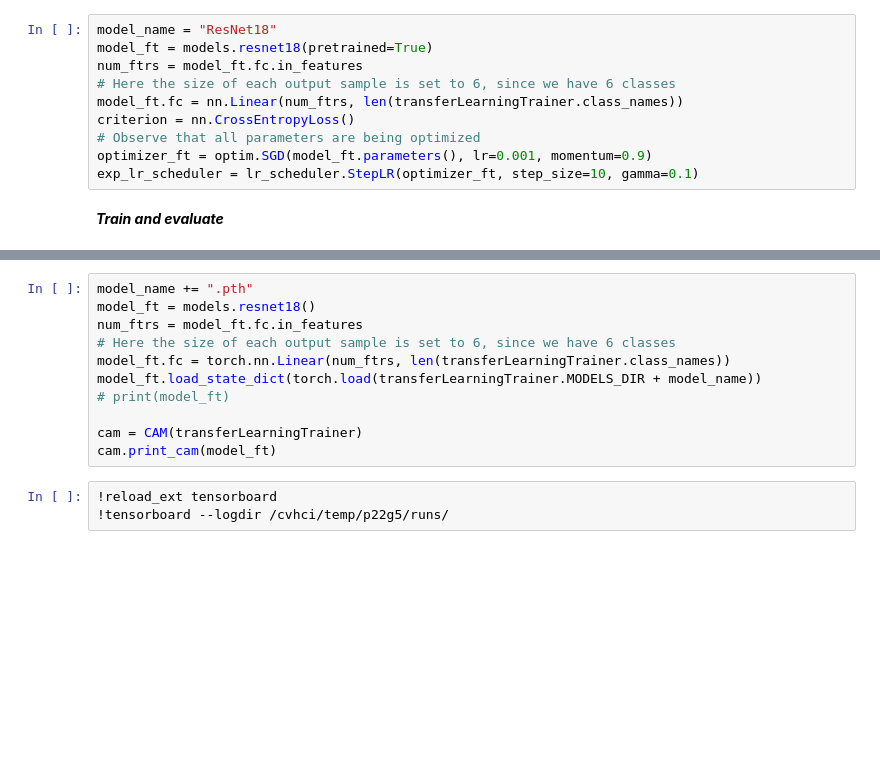
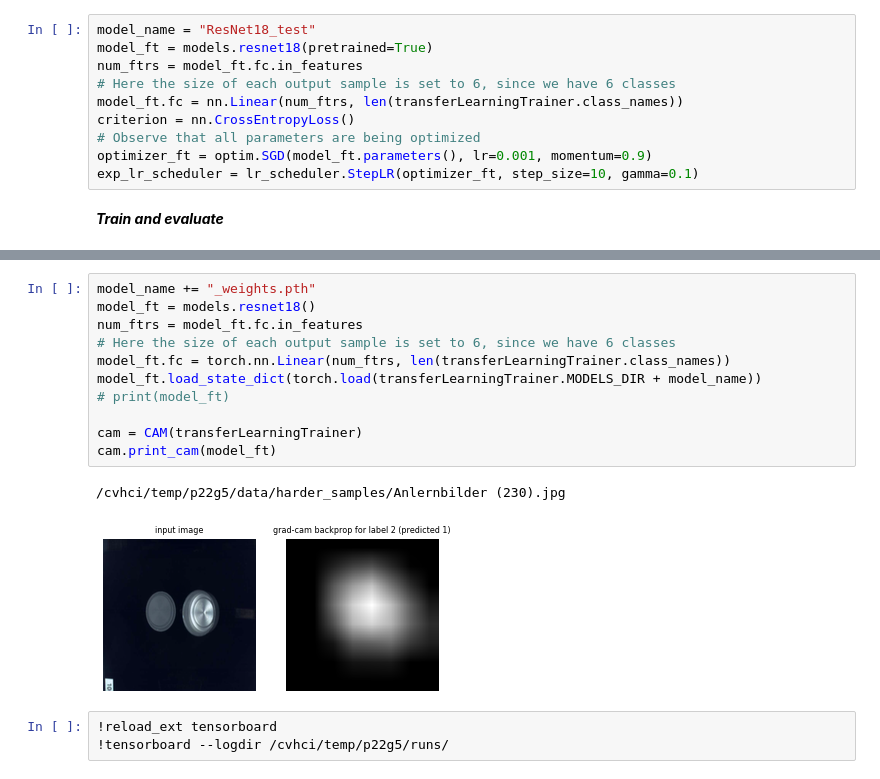
Before and after one commit to eismont21/AnomaliesRecycling, a Jupyter notebook: notebooks/TransferLearning.ipynb, the cells around one changed output, grey strips where cells are left out. Cells and saved outputs as stored; diff of their text form; blank space fills up the shorter version.

```diff
--- a/notebooks/TransferLearning.ipynb
+++ b/notebooks/TransferLearning.ipynb
@@ -80,7 +90,7 @@ Finetuning the convnet
 
 Load a pretrained model and reset final fully connected layer.
 # %%
-model_name = "ResNet18"
+model_name = "ResNet18_test"
 model_ft = models.resnet18(pretrained=True)
 num_ftrs = model_ft.fc.in_features
 # Here the size of each output sample is set to 6, since we have 6 classes
@@ -102,14 +130,17 @@ model_ft = transferLearningTrainer.train_model(model=model_ft,
 # %%
-model_name += ".pth"
+model_name += "_weights.pth"
 model_ft = models.resnet18()
 num_ftrs = model_ft.fc.in_features
 # Here the size of each output sample is set to 6, since we have 6 classes
 model_ft.fc = torch.nn.Linear(num_ftrs, len(transferLearningTrainer.class_names))
 model_ft.load_state_dict(torch.load(transferLearningTrainer.MODELS_DIR + model_name))
 # print(model_ft)
 
 cam = CAM(transferLearningTrainer)
 cam.print_cam(model_ft)
+# %% [output]
+/cvhci/temp/p22g5/data/harder_samples/Anlernbilder (230).jpg
+[figure, added]
 # %%
 !reload_ext tensorboard
 !tensorboard --logdir /cvhci/temp/p22g5/runs/
```
Also changed, not shown: parts of 8 cells of this notebook, 1 other file.
